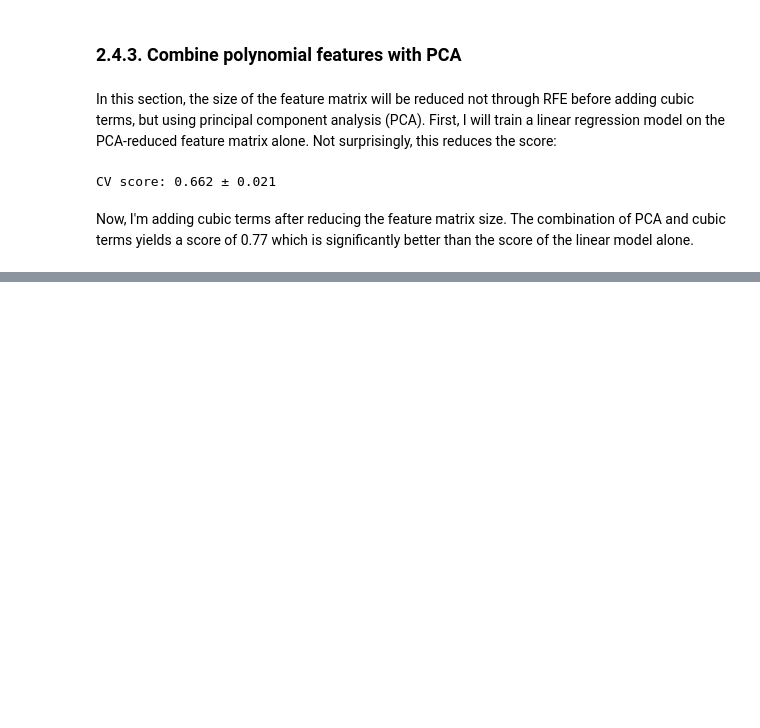
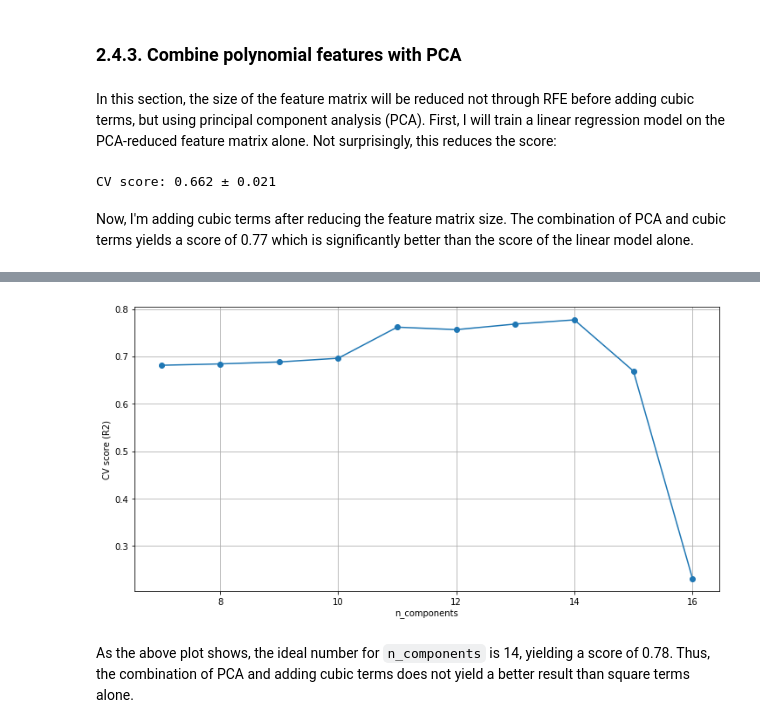
Before and after one commit to christopherbronner/house-prices, a Jupyter notebook: house_prices_deliver.ipynb, the cells around one changed output, grey strips where cells are left out. Drawn from its saved outputs; the diff is of its cells as text; code cells hidden in the pictures; blank space fills up the shorter version.

Commit message:
Consolidated model code

```diff
--- a/house_prices_deliver.ipynb
+++ b/house_prices_deliver.ipynb
@@ -495,9 +495,8 @@ CV score: 0.662 ± 0.021
 # %% [markdown]
 Now, I'm adding cubic terms after reducing the feature matrix size. The combination of PCA and cubic terms yields a score of 0.77 which is significantly better than the score of the linear model alone.
 # %%
-pipe = Pipeline([('std1', StandardScaler()),
-                 ('pca1', PCA(n_components=11)),
-                 ('poly1', PolynomialFeatures(3)),
+pipe = Pipeline([('pca', PCA(n_components=13)),
+                 ('poly', PolynomialFeatures(3)),
                  ('lr', lr)])
-eval_model(pipe, X=X_train);
+eval_model(pipe, X=X_std);
 # %% [output]
@@ -504,0 +506,16 @@ CV score: 0.764 ± 0.032
+# %%
+scores_list = []  # List in which scores will be saved
+
+# Loop over values for n_components
+for n_components in range(7,17):
+
+    # Build pipe
+    pipe = Pipeline([('pca', PCA(n_components=n_components)),
+                     ('poly', PolynomialFeatures(3)),
+                     ('lr', lr)])
+
+    # Evaluate model, print, and save score in scores_list
+    cvs = eval_model(pipe, X=X_std, out=False);
+    print('n_components = %d :  %.3f pm %.3f' % \
+          (n_components, cvs.mean(), cvs.std()))
+    scores_list.append(cvs.mean())
@@ -504,0 +533,11 @@ CV score: 0.764 ± 0.032
+# %%
+plt.figure(figsize=(12,6))
+plt.xlabel('n_components')
+plt.ylabel('CV score (R2)')
+plt.plot(range(7,17), scores_list, marker='o')
+plt.grid()
+plt.show()
+# %% [output]
+[figure, added]
+# %% [markdown]
+As the above plot shows, the ideal number for `n_components` is 14, yielding a score of 0.78. Thus, the combination of PCA and adding cubic terms does not yield a better result than square terms alone.
```
Also changed, not shown: parts of 4 cells of this notebook.
